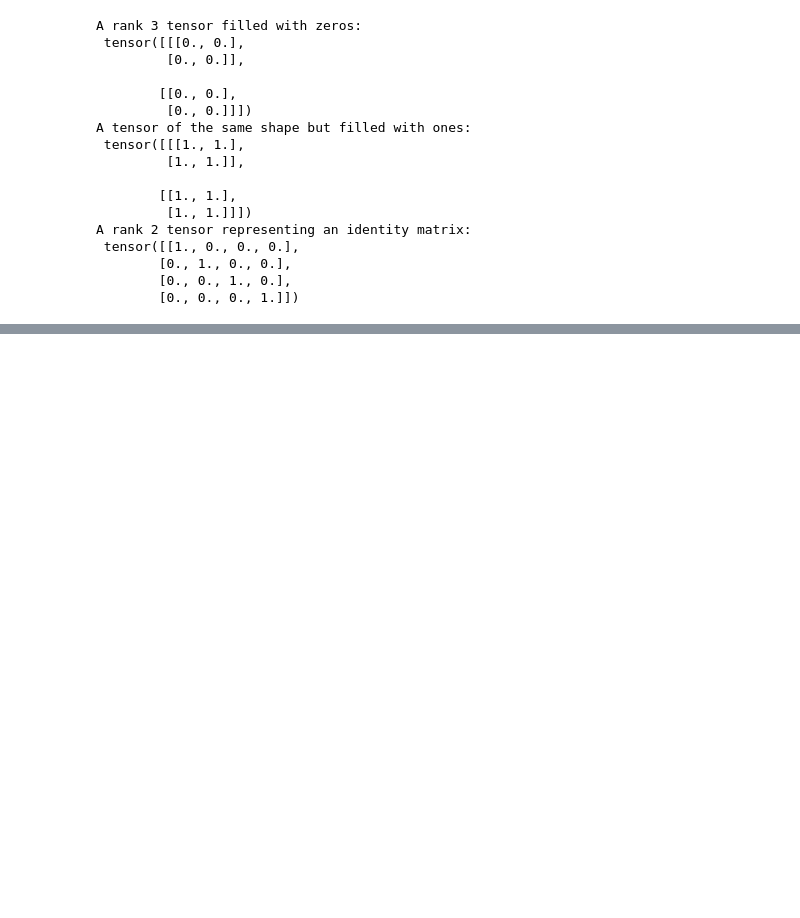
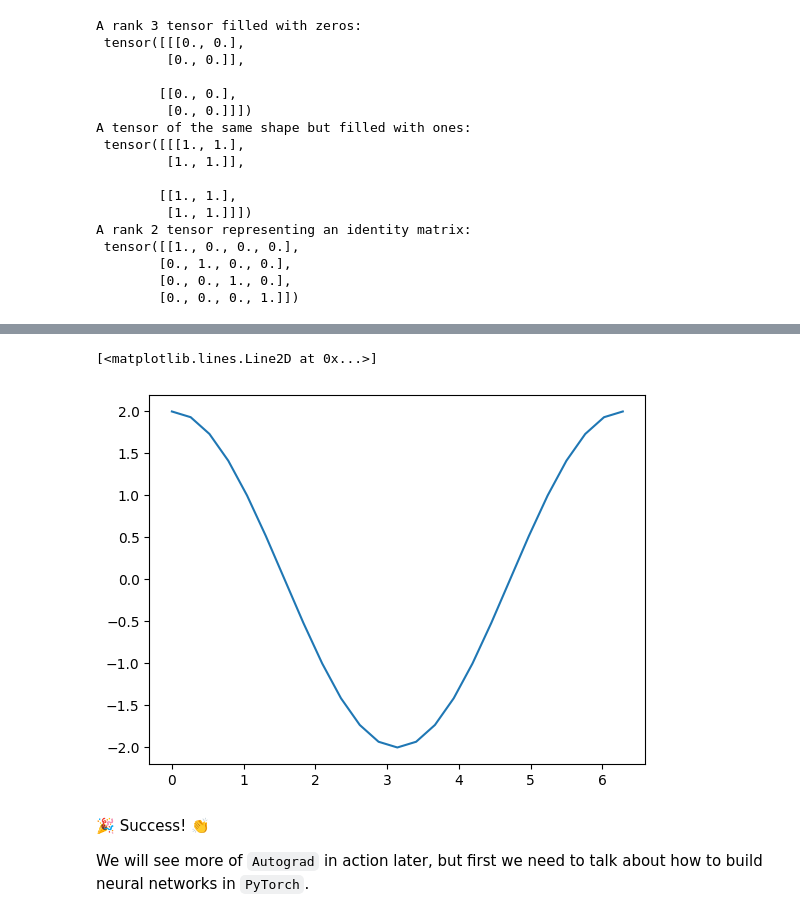
Before and after one commit to Dartmouth-Libraries/intro-to-pytorch, a Jupyter notebook: intro-to-pytorch.ipynb, the cells around one changed output, grey strips where cells are left out. Drawn from its saved outputs; the diff is of its cells as text; code cells hidden in the pictures; blank space fills up the shorter version.

```diff
--- a/intro-to-pytorch.ipynb
+++ b/intro-to-pytorch.ipynb
@@ -124,0 +243,5 @@ Element-wise division: a / b = tensor([0.5000, 0.5000, 0.5000])
+# %%
+import math
+
+a = torch.linspace(0., 2. * math.pi, steps=25, requires_grad=True)
+a
@@ -124,0 +361,12 @@ Element-wise division: a / b = tensor([0.5000, 0.5000, 0.5000])
+# %%
+import matplotlib.pyplot as plt
+
+# We need to call the method detach() to signal that the gradients should not be tracked from this point on
+plt.plot(a.detach(), a.grad.detach())
+# %% [output]
+[<matplotlib.lines.Line2D at 0x...>]
+[figure, added]
+# %% [markdown]
+🎉 Success! 👏
+
+We will see more of `Autograd` in action later, but first we need to talk about how to build neural networks in `PyTorch`.
```
Also changed, not shown: parts of 37 cells of this notebook, 2 other files.
